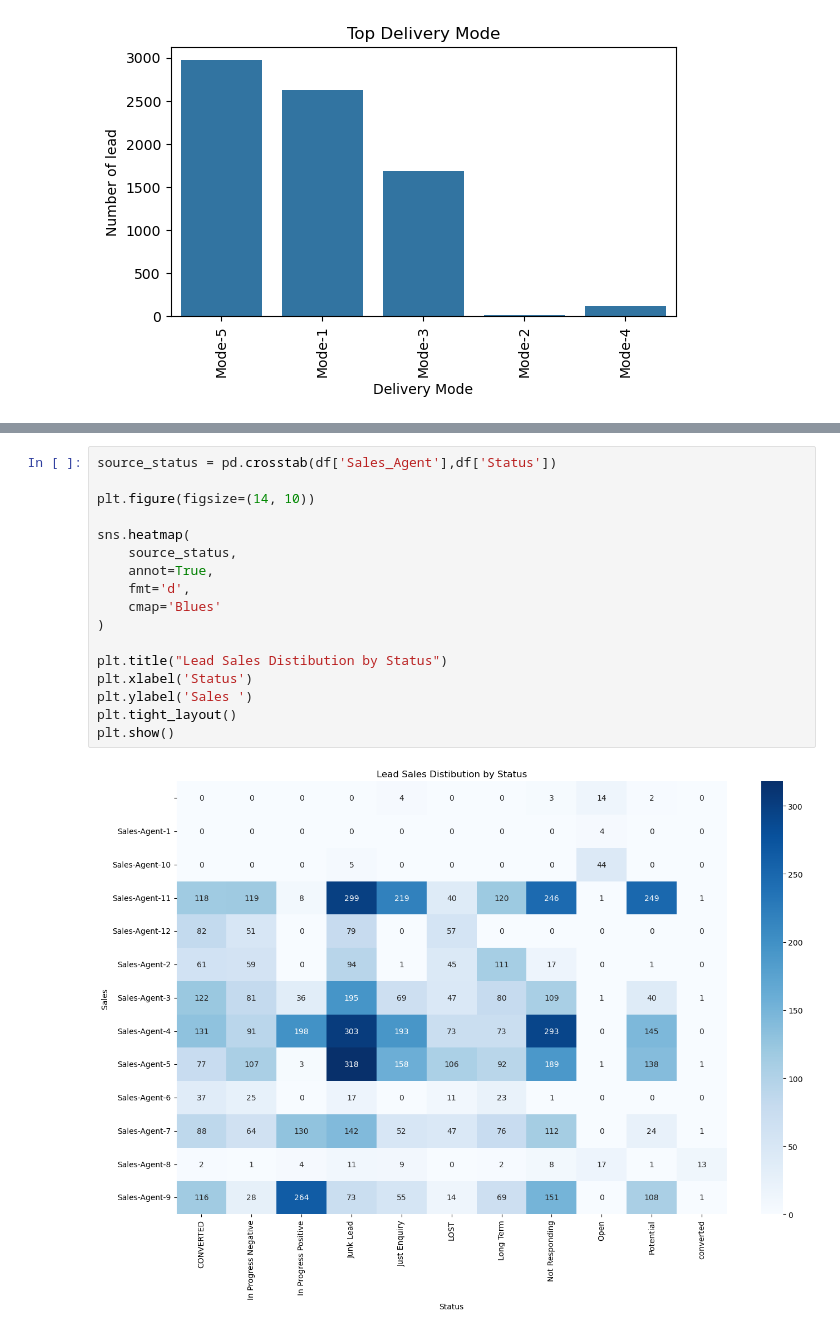
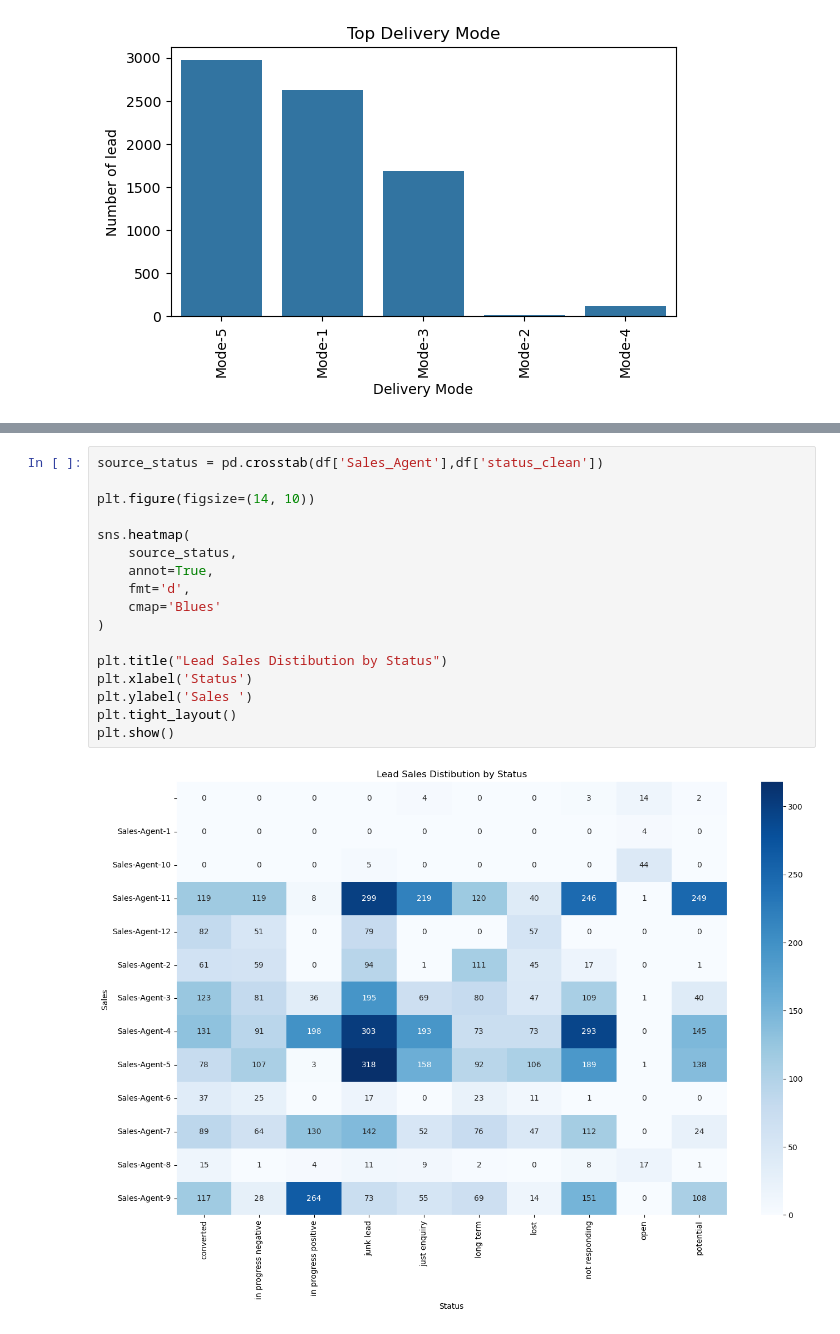
Before and after one commit to shiv-1024/Sales_Effectiveness, a Jupyter notebook: main.ipynb, the cells around one changed output, grey strips where cells are left out. Drawn from its saved outputs; the diff is of its cells as text.

```diff
--- a/main.ipynb
+++ b/main.ipynb
@@ -405,20 +405,20 @@ plt.show()
 # %%
-source_status = pd.crosstab(df['Sales_Agent'],df['Status'])
+source_status = pd.crosstab(df['Sales_Agent'],df['status_clean'])
 
 plt.figure(figsize=(14, 10))
 
 sns.heatmap(
     source_status,
     annot=True,
     fmt='d',
     cmap='Blues'
 )
 
 plt.title("Lead Sales Distibution by Status")
 plt.xlabel('Status')
 plt.ylabel('Sales ')
 plt.tight_layout()
 plt.show()
 # %% [output]
-[figure, old version]
+[figure, new version]
 # %%
```
Also changed, not shown: parts of 19 cells of this notebook.
